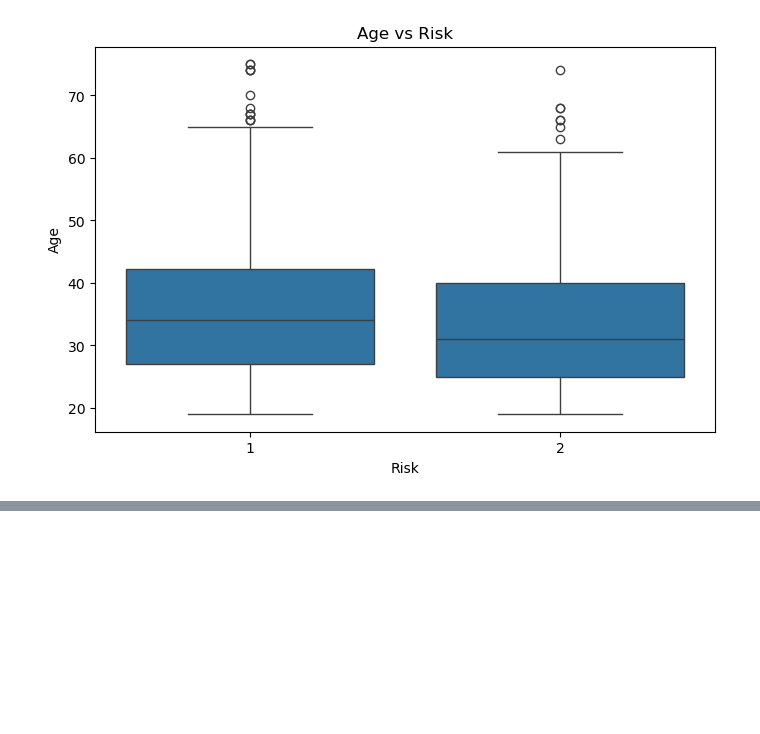
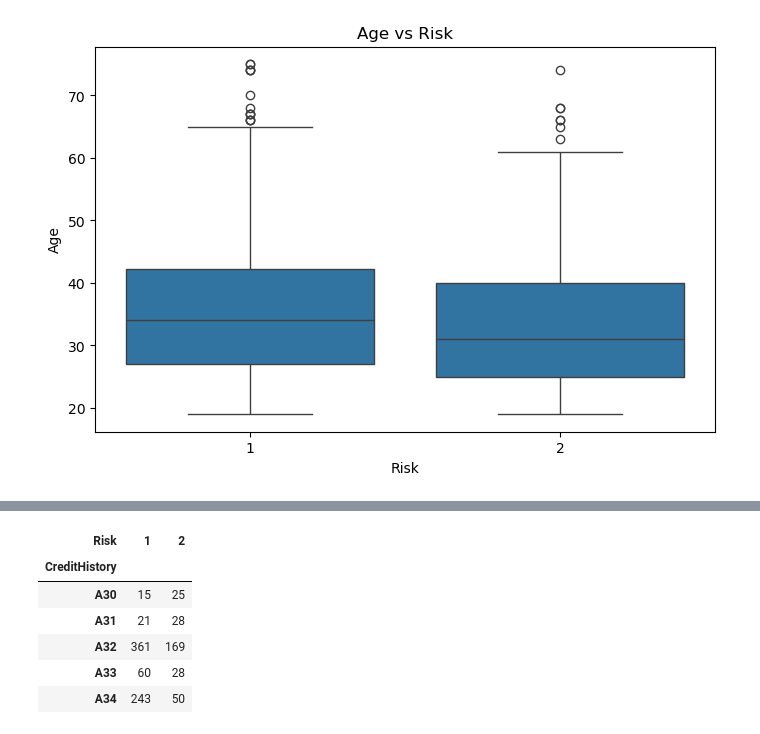
Before and after one commit to darshan-vgithub/credit-risk-prediction-xai-dashboard, a Jupyter notebook: notebooks/01_Data_Understanding_and_EDA.ipynb, the cells around one changed output, grey strips where cells are left out. Cells and saved outputs as stored; diff of their text form; code cells hidden in the pictures; blank space fills up the shorter version.

```diff
--- a/notebooks/01_Data_Understanding_and_EDA.ipynb
+++ b/notebooks/01_Data_Understanding_and_EDA.ipynb
@@ -331,0 +351,10 @@ plt.show()
+# %%
+pd.crosstab(df["CreditHistory"], df["Risk"])
+# %% [output]
+| Risk | 1 | 2 |
+| CreditHistory |  |  |
+| A30 | 15 | 25 |
+| A31 | 21 | 28 |
+| A32 | 361 | 169 |
+| A33 | 60 | 28 |
+| A34 | 243 | 50 |
```
Also changed, not shown: parts of 3 cells of this notebook.
